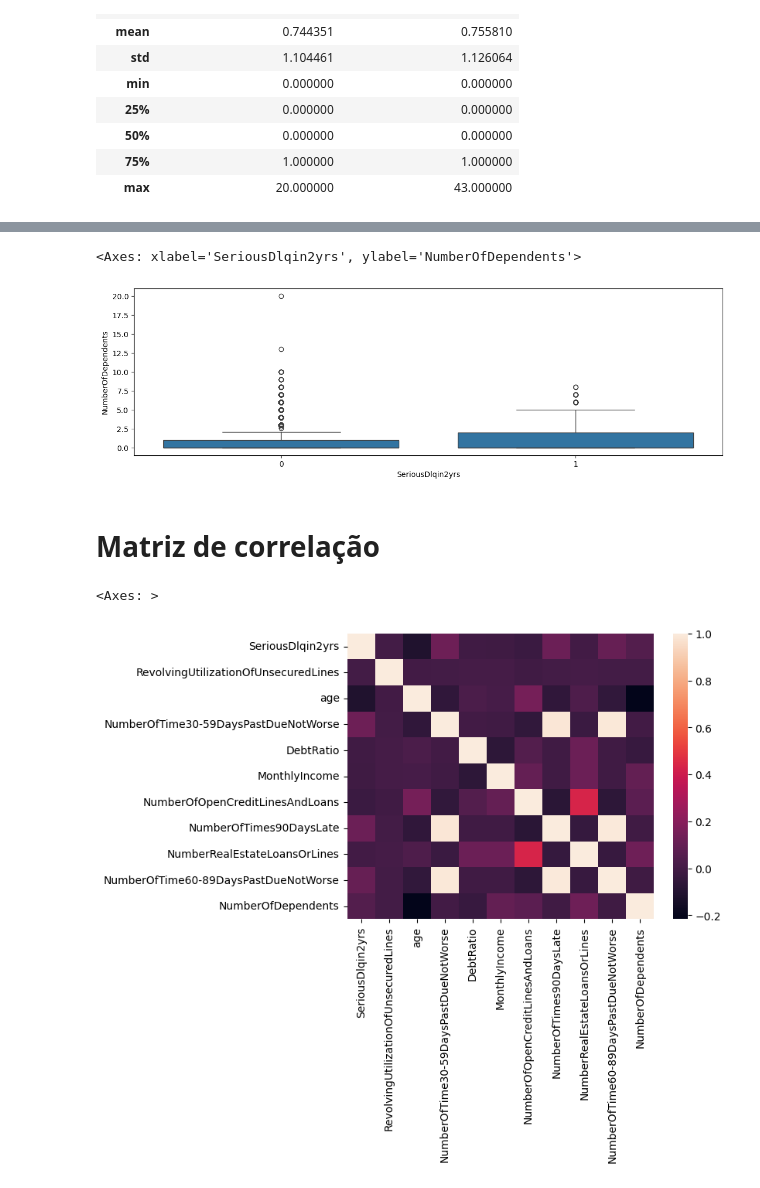
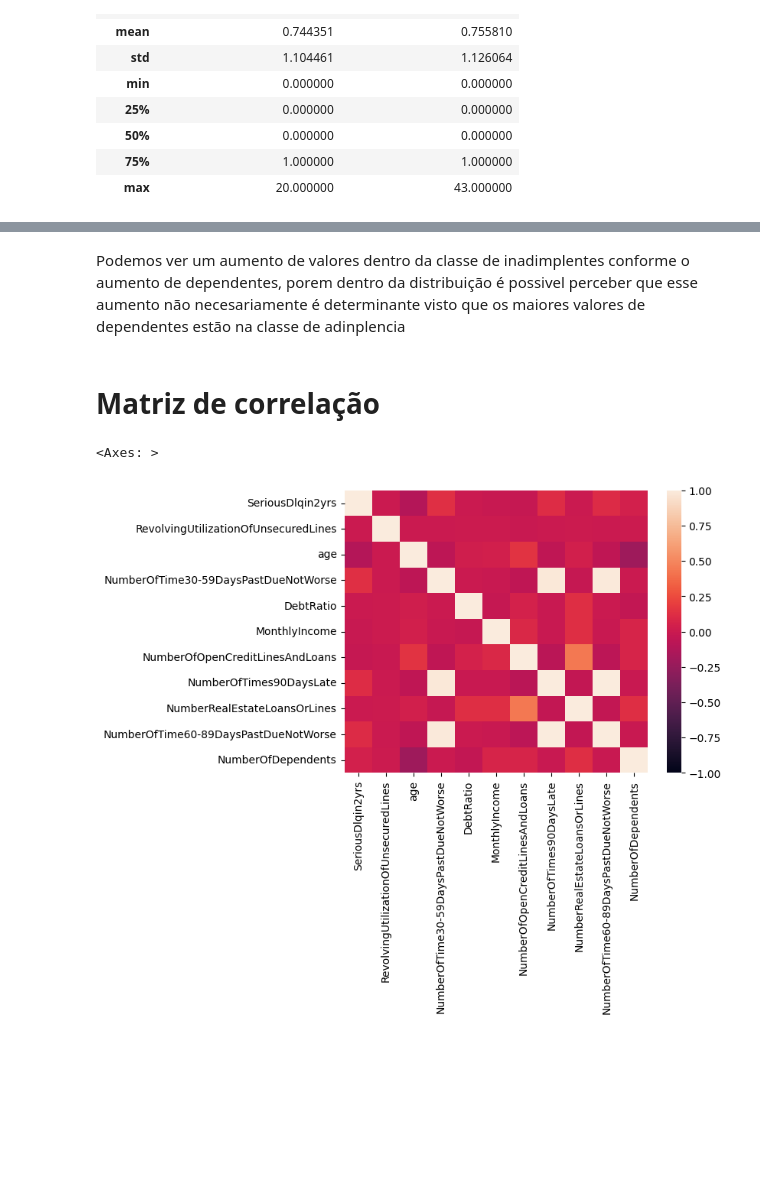
Before and after one commit to RubensSJunior/creditRisk_DecisionEngine, a Jupyter notebook: notebook/02_explore.ipynb, the cells around one changed output, grey strips where cells are left out. Drawn from its saved outputs; the diff is of its cells as text; code cells hidden in the pictures; blank space fills up the shorter version.

```diff
--- a/notebook/02_explore.ipynb
+++ b/notebook/02_explore.ipynb
@@ -367,13 +499,9 @@ axis[1].ticklabel_format(style='plain', axis='x')
-# %%
-fig, axis = plt.subplots(1,1,figsize=(14, 4))
-sns.boxplot(df_train,y="NumberOfDependents",x="SeriousDlqin2yrs")
-# %% [output]
-<Axes: xlabel='SeriousDlqin2yrs', ylabel='NumberOfDependents'>
-[figure, removed]
+# %% [markdown]
+Podemos ver um aumento de valores dentro da classe de inadimplentes conforme o aumento de dependentes, porem dentro da distribuição é possivel perceber que esse aumento não necesariamente é determinante visto que os maiores valores de dependentes estão na classe de adinplencia
 # %% [markdown]
 # Matriz de correlação
 # %%
-sns.heatmap(df_train.corr())
+sns.heatmap(df_train.corr(), vmin=-1, vmax=1)
 # %% [output]
 <Axes: >
-[figure, old version]
+[figure, new version]
```
Also changed, not shown: parts of 44 cells of this notebook, 5 other files.
